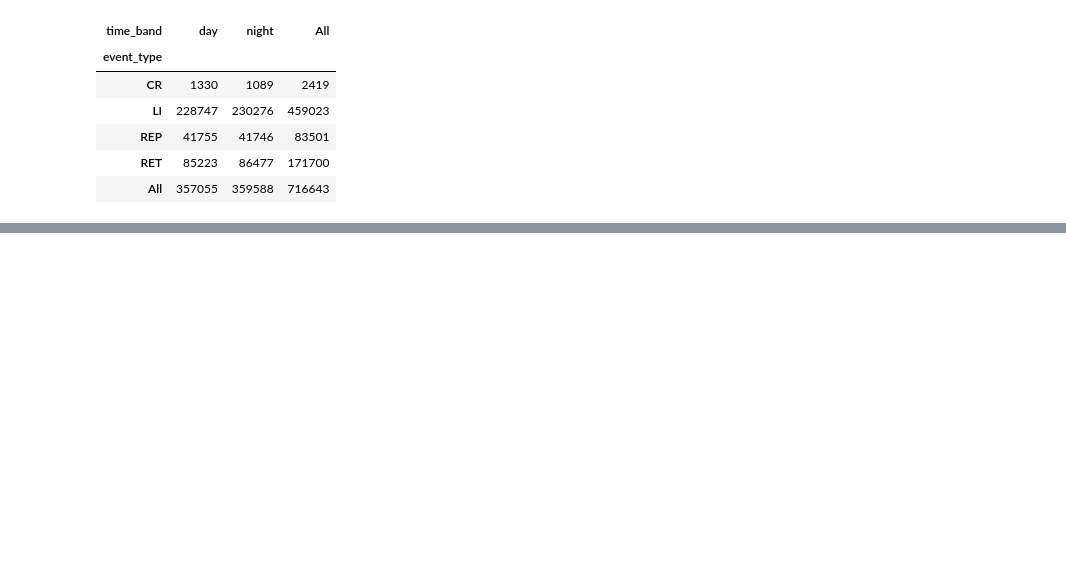
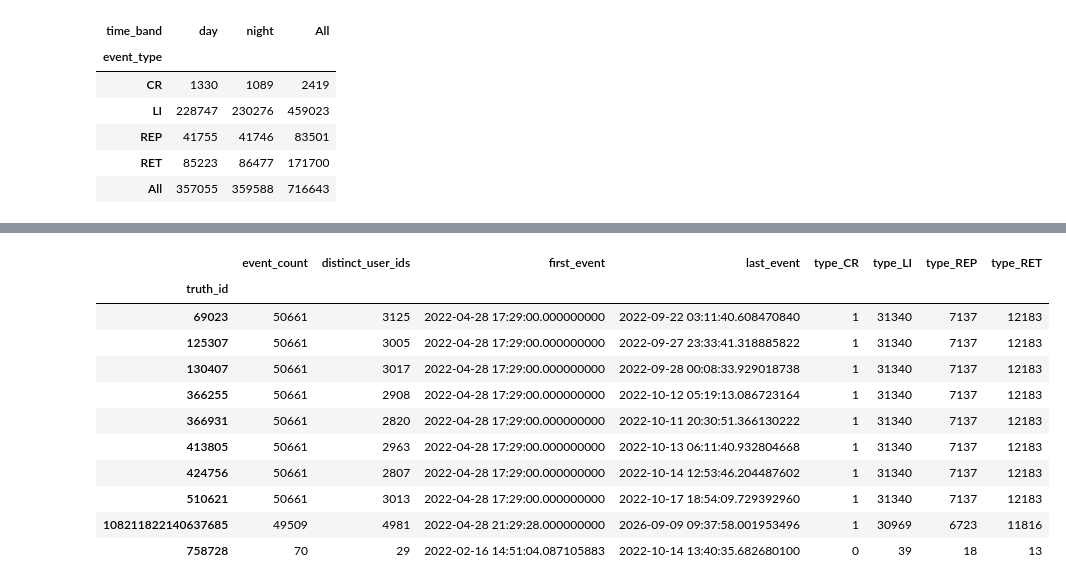
Before and after one commit to lorenzobuccolini03/Truth-Social-Analysis-and-Data-Warehousing---Decision-Support-Systems-, a Jupyter notebook: 01_assignment/01_03_explore_events.ipynb, the cells around one changed output, grey strips where cells are left out. Cells and saved outputs as stored; diff of their text form; code cells hidden in the pictures; blank space fills up the shorter version.

```diff
--- a/01_assignment/01_03_explore_events.ipynb
+++ b/01_assignment/01_03_explore_events.ipynb
@@ -465,0 +499,39 @@ display(pd.crosstab(
+# %%
+top_post_counts = events.groupby("truth_id").size().nlargest(10)
+
+top_post_events = events.loc[
+    events["truth_id"].isin(top_post_counts.index)
+]
+
+top_post_summary = (
+    top_post_events
+    .groupby("truth_id")
+    .agg(
+        event_count=("event_id", "size"),
+        distinct_user_ids=("user_id", "nunique"),
+        first_event=("timestamp", "min"),
+        last_event=("timestamp", "max")
+    )
+    .join(
+        pd.crosstab(
+            top_post_events["truth_id"],
+            top_post_events["event_type"]
+        ).add_prefix("type_")
+    )
+    .sort_values("event_count", ascending=False)
+)
+
+display(top_post_summary)
+# %% [output]
+|  | event_count | distinct_user_ids | first_event | last_event | type_CR | type_LI | type_REP | type_RET |
+| truth_id |  |  |  |  |  |  |  |  |
+| 69023 | 50661 | 3125 | 2022-04-28 17:29:00.000000000 | 2022-09-22 03:11:40.608470840 | 1 | 31340 | 7137 | 12183 |
+| 125307 | 50661 | 3005 | 2022-04-28 17:29:00.000000000 | 2022-09-27 23:33:41.318885822 | 1 | 31340 | 7137 | 12183 |
+| 130407 | 50661 | 3017 | 2022-04-28 17:29:00.000000000 | 2022-09-28 00:08:33.929018738 | 1 | 31340 | 7137 | 12183 |
+| 366255 | 50661 | 2908 | 2022-04-28 17:29:00.000000000 | 2022-10-12 05:19:13.086723164 | 1 | 31340 | 7137 | 12183 |
+| 366931 | 50661 | 2820 | 2022-04-28 17:29:00.000000000 | 2022-10-11 20:30:51.366130222 | 1 | 31340 | 7137 | 12183 |
+| 413805 | 50661 | 2963 | 2022-04-28 17:29:00.000000000 | 2022-10-13 06:11:40.932804668 | 1 | 31340 | 7137 | 12183 |
+| 424756 | 50661 | 2807 | 2022-04-28 17:29:00.000000000 | 2022-10-14 12:53:46.204487602 | 1 | 31340 | 7137 | 12183 |
+| 510621 | 50661 | 3013 | 2022-04-28 17:29:00.000000000 | 2022-10-17 18:54:09.729392960 | 1 | 31340 | 7137 | 12183 |
+| 108211822140637685 | 49509 | 4981 | 2022-04-28 21:29:28.000000000 | 2026-09-09 09:37:58.001953496 | 1 | 30969 | 6723 | 11816 |
+| 758728 | 70 | 29 | 2022-02-16 14:51:04.087105883 | 2022-10-14 13:40:35.682680100 | 0 | 39 | 18 | 13 |
```
Also changed, not shown: parts of 7 cells of this notebook.
